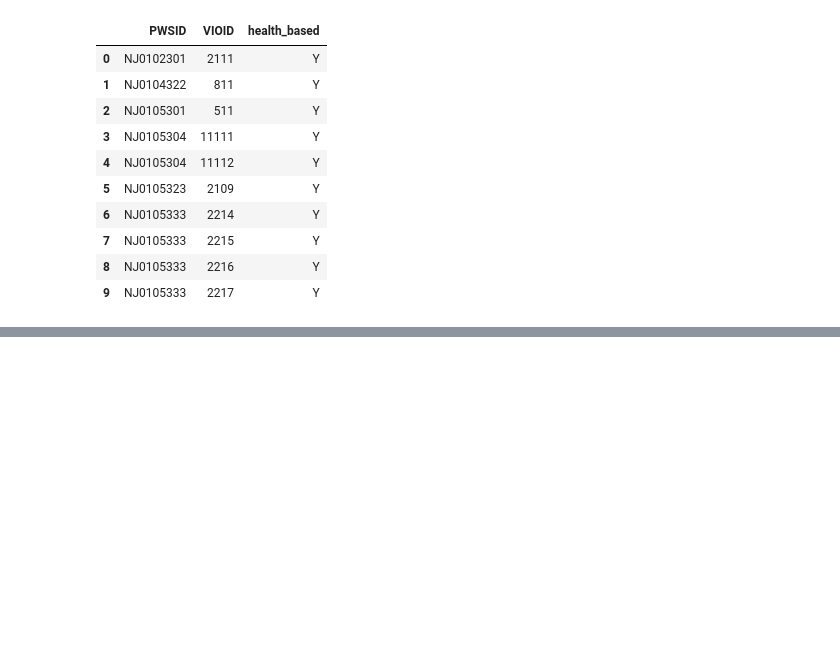
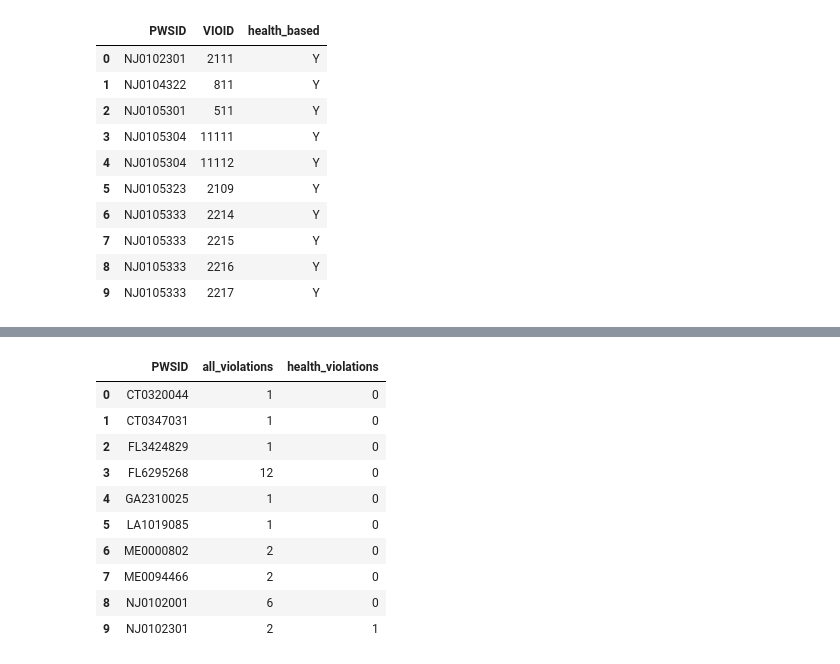
Before and after one commit to zstatmanweil/EJ-analysis-map, a Jupyter notebook: SDWA-data-prep/SDWISData.ipynb, the cells around one changed output, grey strips where cells are left out. Cells and saved outputs as stored; diff of their text form; code cells hidden in the pictures; blank space fills up the shorter version.

```diff
--- a/SDWA-data-prep/SDWISData.ipynb
+++ b/SDWA-data-prep/SDWISData.ipynb
@@ -113,0 +128,15 @@ health_vio_by_pws.to_csv(r'C:\Users\zstat\Documents\RecurseCenter\EJ-analysis-ma
+# %%
+# Confirm dataset looks good
+sdwa_vios.head(10)
+# %% [output]
+|  | PWSID | all_violations | health_violations |
+| 0 | CT0320044 | 1 | 0 |
+| 1 | CT0347031 | 1 | 0 |
+| 2 | FL3424829 | 1 | 0 |
+| 3 | FL6295268 | 12 | 0 |
+| 4 | GA2310025 | 1 | 0 |
+| 5 | LA1019085 | 1 | 0 |
+| 6 | ME0000802 | 2 | 0 |
+| 7 | ME0094466 | 2 | 0 |
+| 8 | NJ0102001 | 6 | 0 |
+| 9 | NJ0102301 | 2 | 1 |
```
Also changed, not shown: parts of 9 cells of this notebook, 1 other file.
